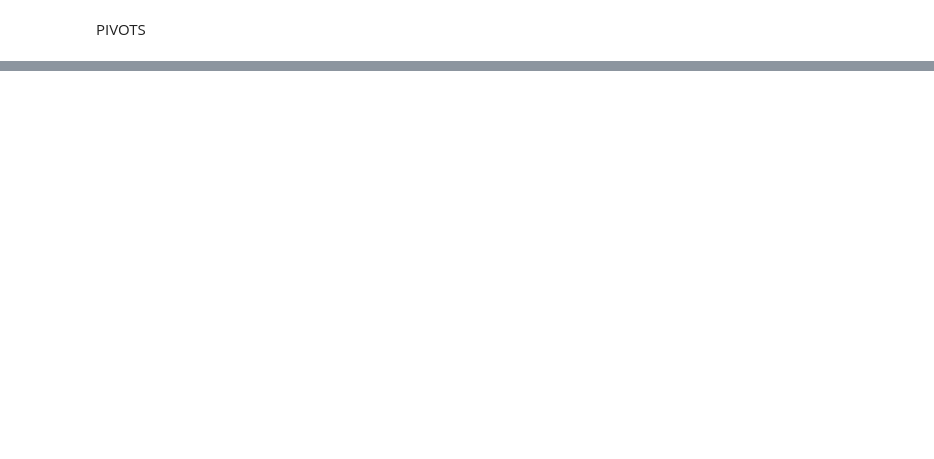
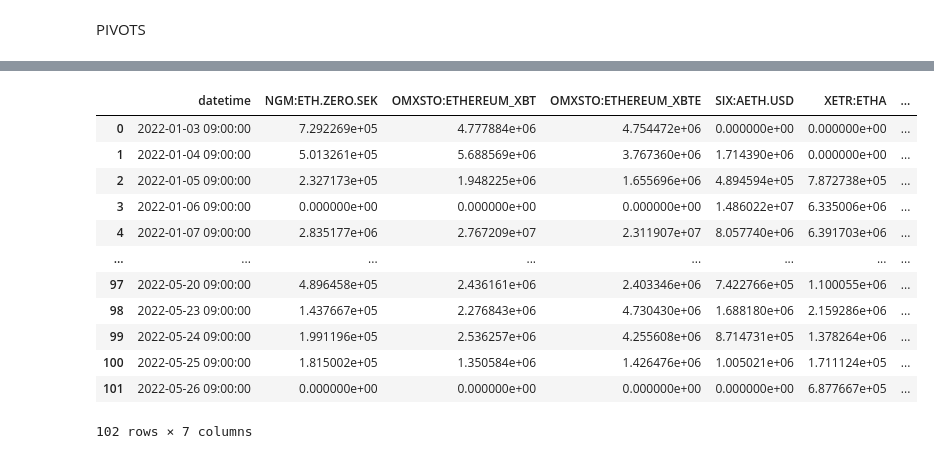
Before and after one commit to RebellionL/tvdatafeed, a Jupyter notebook: tv.ipynb, the cells around one changed output, grey strips where cells are left out. Saved outputs shown, nothing was run; the diff lists cells and outputs as text; code cells hidden in the pictures; blank space fills up the shorter version.

```diff
--- a/tv.ipynb
+++ b/tv.ipynb
@@ -788,2 +774,18 @@ pivot_DOT.fillna(0)
+# %%
+pivot_ETH.fillna(0)
+# %% [output]
+|  | datetime | NGM:ETH.ZERO.SEK | OMXSTO:ETHEREUM_XBT | OMXSTO:ETHEREUM_XBTE | SIX:AETH.USD | XETR:ETHA | ... |
+| 0 | 2022-01-03 09:00:00 | 7.292269e+05 | 4.777884e+06 | 4.754472e+06 | 0.000000e+00 | 0.000000e+00 | ... |
+| 1 | 2022-01-04 09:00:00 | 5.013261e+05 | 5.688569e+06 | 3.767360e+06 | 1.714390e+06 | 0.000000e+00 | ... |
+| 2 | 2022-01-05 09:00:00 | 2.327173e+05 | 1.948225e+06 | 1.655696e+06 | 4.894594e+05 | 7.872738e+05 | ... |
+| 3 | 2022-01-06 09:00:00 | 0.000000e+00 | 0.000000e+00 | 0.000000e+00 | 1.486022e+07 | 6.335006e+06 | ... |
+| 4 | 2022-01-07 09:00:00 | 2.835177e+06 | 2.767209e+07 | 2.311907e+07 | 8.057740e+06 | 6.391703e+06 | ... |
+| ... | ... | ... | ... | ... | ... | ... | ... |
+| 97 | 2022-05-20 09:00:00 | 4.896458e+05 | 2.436161e+06 | 2.403346e+06 | 7.422766e+05 | 1.100055e+06 | ... |
+| 98 | 2022-05-23 09:00:00 | 1.437667e+05 | 2.276843e+06 | 4.730430e+06 | 1.688180e+06 | 2.159286e+06 | ... |
+| 99 | 2022-05-24 09:00:00 | 1.991196e+05 | 2.536257e+06 | 4.255608e+06 | 8.714731e+05 | 1.378264e+06 | ... |
+| 100 | 2022-05-25 09:00:00 | 1.815002e+05 | 1.350584e+06 | 1.426476e+06 | 1.005021e+06 | 1.711124e+05 | ... |
+| 101 | 2022-05-26 09:00:00 | 0.000000e+00 | 0.000000e+00 | 0.000000e+00 | 0.000000e+00 | 6.877667e+05 | ... |
+102 rows × 7 columns
 # %%
 px.bar(pivot_BTC, x='datetime', y=['NGM:BTC.ZERO.SEK', 'OMXSTO:BITCOIN_XBT'])
```
Also changed, not shown: parts of 37 cells of this notebook.
